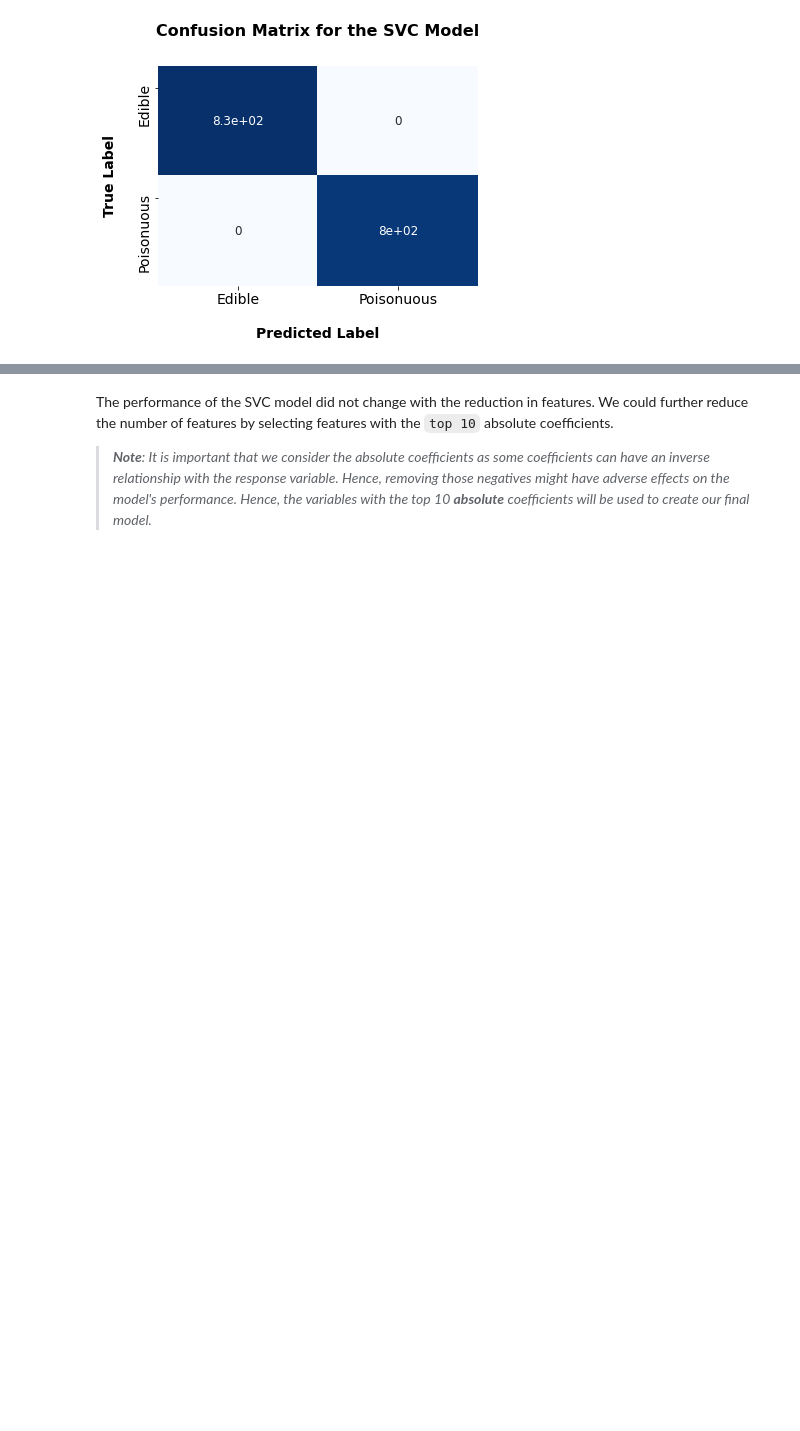
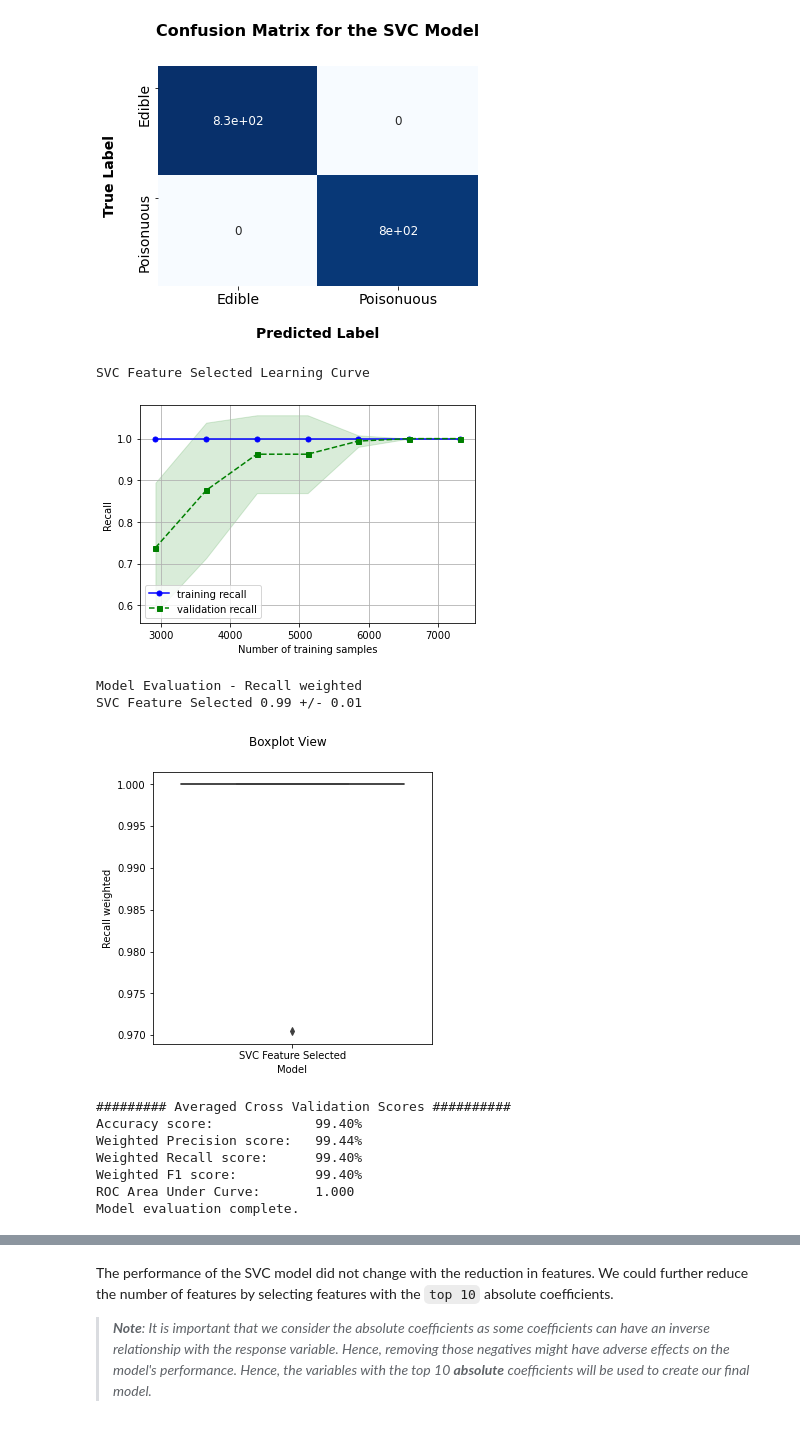
Before and after one commit to radroid/ml-algorithms-assignments, a Jupyter notebook: svm_assignment_5/notebooks/Support Vector Machines - Assignment 5.ipynb, the cells around one changed output, grey strips where cells are left out. Cells and saved outputs as stored; diff of their text form; code cells hidden in the pictures; blank space fills up the shorter version.

```diff
--- a/svm_assignment_5/notebooks/Support Vector Machines - Assignment 5.ipynb
+++ b/svm_assignment_5/notebooks/Support Vector Machines - Assignment 5.ipynb
@@ -586,3 +590,18 @@ Estimator: SVC Feature Selected
    macro avg       1.00      1.00      1.00      1625
 weighted avg       1.00      1.00      1.00      1625
 [figure]
+# %%
+full_model_evaluation(model2, transformed_X[X_train_mod.columns], y, model_name = 'SVC Feature Selected')
+# %% [output]
+SVC Feature Selected Learning Curve
+[figure, added]
+Model Evaluation - Recall weighted
+SVC Feature Selected 0.99 +/- 0.01
+[figure, added]
+######### Averaged Cross Validation Scores ##########
+Accuracy score:             99.40%
+Weighted Precision score:   99.44%
+Weighted Recall score:      99.40%
+Weighted F1 score:          99.40%
+ROC Area Under Curve:       1.000
+Model evaluation complete.
```
Also changed, not shown: parts of 11 cells of this notebook.
